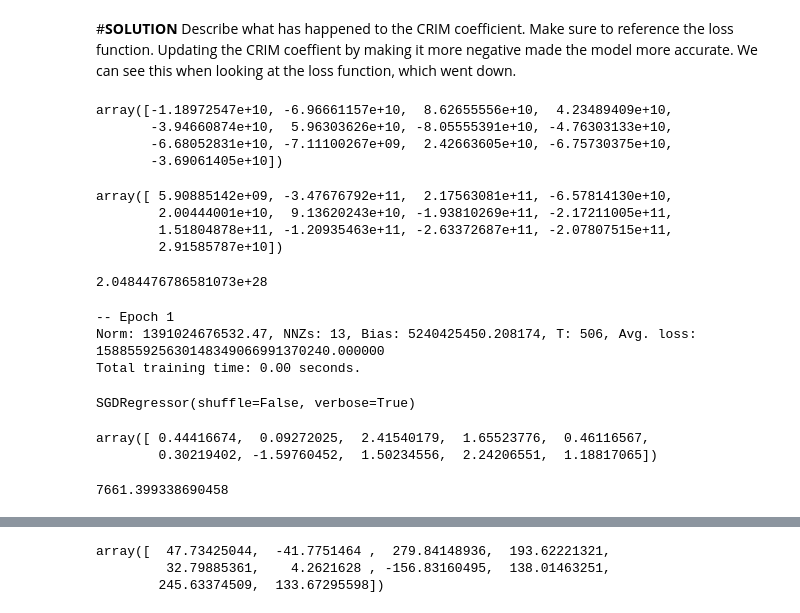
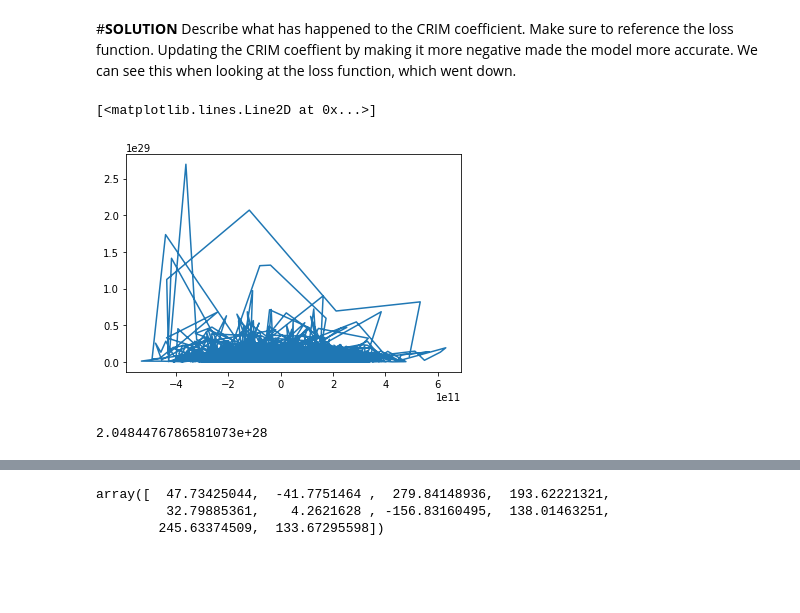
Before and after one commit to learn-co-students/gradient_descent_code_along, a Jupyter notebook: index_solution.ipynb, the cells around one changed output, grey strips where cells are left out. Drawn from its saved outputs; the diff is of its cells as text; code cells hidden in the pictures; blank space fills up the shorter version.

Commit message:
Add plot of CRIM coefficient vs loss

```diff
--- a/index_solution.ipynb
+++ b/index_solution.ipynb
@@ -147,23 +147,22 @@ Updating the CRIM coeffient by making it more negative made the model more accur
 # %%
 #__SOLUTION__
 # Write a for loop and run partial_fit 1000 times.
-# Compare the coefficients and mean squared error to those of linear regression.
+# Store the loss and the value of the CRIME coefficient after each loop
+
 sgd = SGDRegressor()
+loss = []
+crim_coef = []
 
 for _ in range(10000):
     sgd.partial_fit(X, y)
-
-sgd.coef_
+    loss.append(mean_squared_error(y, sgd.predict(X)))
+    crim_coef.append(sgd.coef_[0])
-# %% [output]
-array([-1.18972547e+10, -6.96661157e+10,  8.62655556e+10,  4.23489409e+10,
-       -3.94660874e+10,  5.96303626e+10, -8.05555391e+10, -4.76303133e+10,
-       -6.68052831e+10, -7.11100267e+09,  2.42663605e+10, -6.75730375e+10,
-       -3.69061405e+10])
-# %%
-sgd.fit(X,y)
-sgd.coef_
-# %% [output]
-array([ 5.90885142e+09, -3.47676792e+11,  2.17563081e+11, -6.57814130e+10,
-        2.00444001e+10,  9.13620243e+10, -1.93810269e+11, -2.17211005e+11,
-        1.51804878e+11, -1.20935463e+11, -2.63372687e+11, -2.07807515e+11,
-        2.91585787e+10])
+# %%
+#__SOLUTION__
+# plot the coef_ vs loss
+import matplotlib.pyplot as plt
+fig, ax = plt.subplots()
+ax.plot(crim_coef, loss)
+# %% [output]
+[<matplotlib.lines.Line2D at 0x...>]
+[figure, added]
@@ -171,28 +174,3 @@ array([ 5.90885142e+09, -3.47676792e+11,  2.17563081e+11, -6.57814130e+10,
 mean_squared_error(y, sgd.predict(X))
 # %% [output]
 2.0484476786581073e+28
-# %%
-# Instantiate a SGDRegressor object and run partial fit on X and y. For now, pass the argument `penalty=None`
-
-sgd = SGDRegressor(verbose=True, shuffle=False)
-
-sgd.partial_fit(X, y)
-# %% [output]
--- Epoch 1
-Norm: 1391024676532.47, NNZs: 13, Bias: 5240425450.208174, T: 506, Avg. loss: 158855925630148349066991370240.000000
-Total training time: 0.00 seconds.
-SGDRegressor(shuffle=False, verbose=True)
-# %%
-# Inspect the coefficient array
-sgd.coef_
-# %% [output]
-array([ 0.44416674,  0.09272025,  2.41540179,  1.65523776,  0.46116567,
-        0.30219402, -1.59760452,  1.50234556,  2.24206551,  1.18817065])
-# %%
-# Import mean_squared_error from metrics, and pass in the true ys, an array of predictions
-# and the agrument squared = False
-from sklearn.metrics import mean_squared_error
-
-mean_squared_error(y, sgd.predict(X))
-# %% [output]
-7661.399338690458
```
Also changed, not shown: parts of 7 cells of this notebook.
